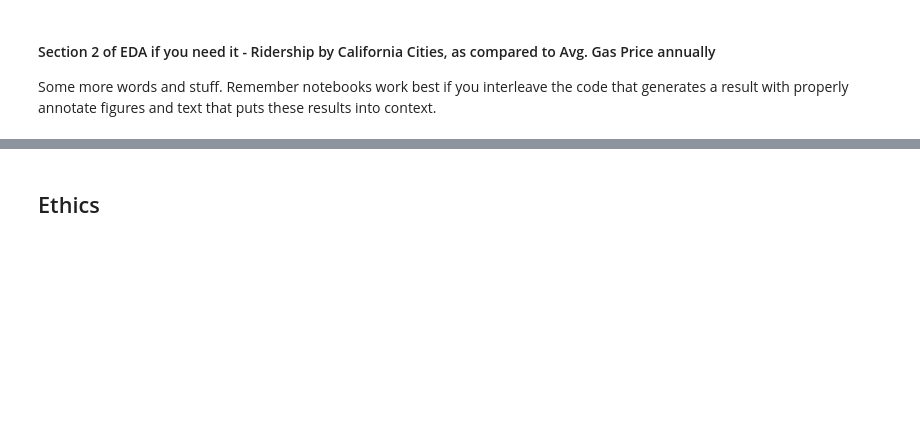
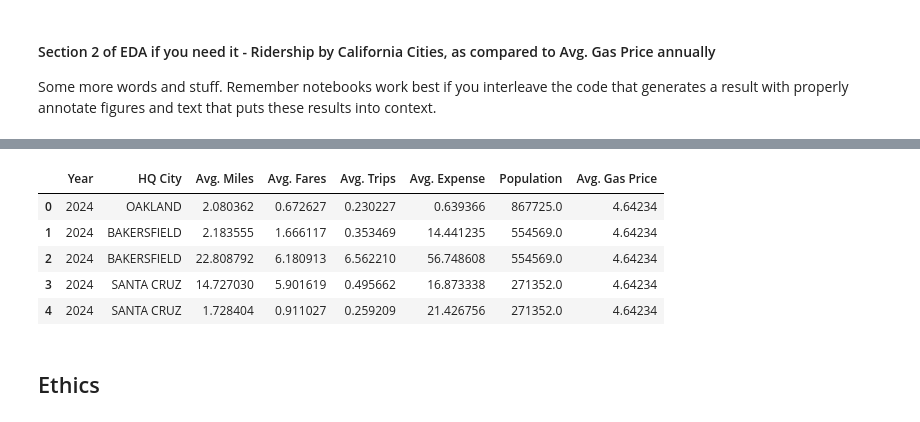
Before and after one commit to COGS108/Group012_WI26, a Jupyter notebook: 02-EDACheckpoint.ipynb, the cells around one changed output, grey strips where cells are left out. Cells and saved outputs as stored; diff of their text form; code cells hidden in the pictures; blank space fills up the shorter version.

```diff
--- a/02-EDACheckpoint.ipynb
+++ b/02-EDACheckpoint.ipynb
@@ -534,3 +457,24 @@ sns.scatterplot(ride_df_city,
+# %%
+ride_df_sc = ride_df.copy()
+ride_df_sc['Avg. Miles'] = ride_df_sc['Passenger Miles'] / ride_df_sc['Population']
+ride_df_sc['Avg. Fares'] = ride_df_sc['Fares'] / ride_df_sc['Population']
+ride_df_sc['Avg. Trips'] = ride_df_sc['Passenger Trips'] / ride_df_sc['Population']
+ride_df_sc['Avg. Expense'] = ride_df_sc['Expenses'] / ride_df_sc['Population']
+
+ride_df_sc = ride_df_sc[['Year', 'HQ City', 'Avg. Miles', 'Avg. Fares', 'Avg. Trips', 'Avg. Expense', 'Population']]
+ride_df_sc['Avg. Gas Price'] = ride_df_sc['Year'].map(gas_df_avg)
+
+relevant_year_lst = ['2010', '2015', '2020', '2021', '2024']
+# ride_df_sc = ride_df_sc[ride_df_sc['Year'].isin(relevant_year_lst)]
+
+ride_df_sc.head()
+# %% [output]
+|  | Year | HQ City | Avg. Miles | Avg. Fares | Avg. Trips | Avg. Expense | Population | Avg. Gas Price |
+| 0 | 2024 | OAKLAND | 2.080362 | 0.672627 | 0.230227 | 0.639366 | 867725.0 | 4.64234 |
+| 1 | 2024 | BAKERSFIELD | 2.183555 | 1.666117 | 0.353469 | 14.441235 | 554569.0 | 4.64234 |
+| 2 | 2024 | BAKERSFIELD | 22.808792 | 6.180913 | 6.562210 | 56.748608 | 554569.0 | 4.64234 |
+| 3 | 2024 | SANTA CRUZ | 14.727030 | 5.901619 | 0.495662 | 16.873338 | 271352.0 | 4.64234 |
+| 4 | 2024 | SANTA CRUZ | 1.728404 | 0.911027 | 0.259209 | 21.426756 | 271352.0 | 4.64234 |
 # %% [markdown]
 ## Ethics
 # %% [markdown]
```
Also changed, not shown: parts of 13 cells of this notebook.
